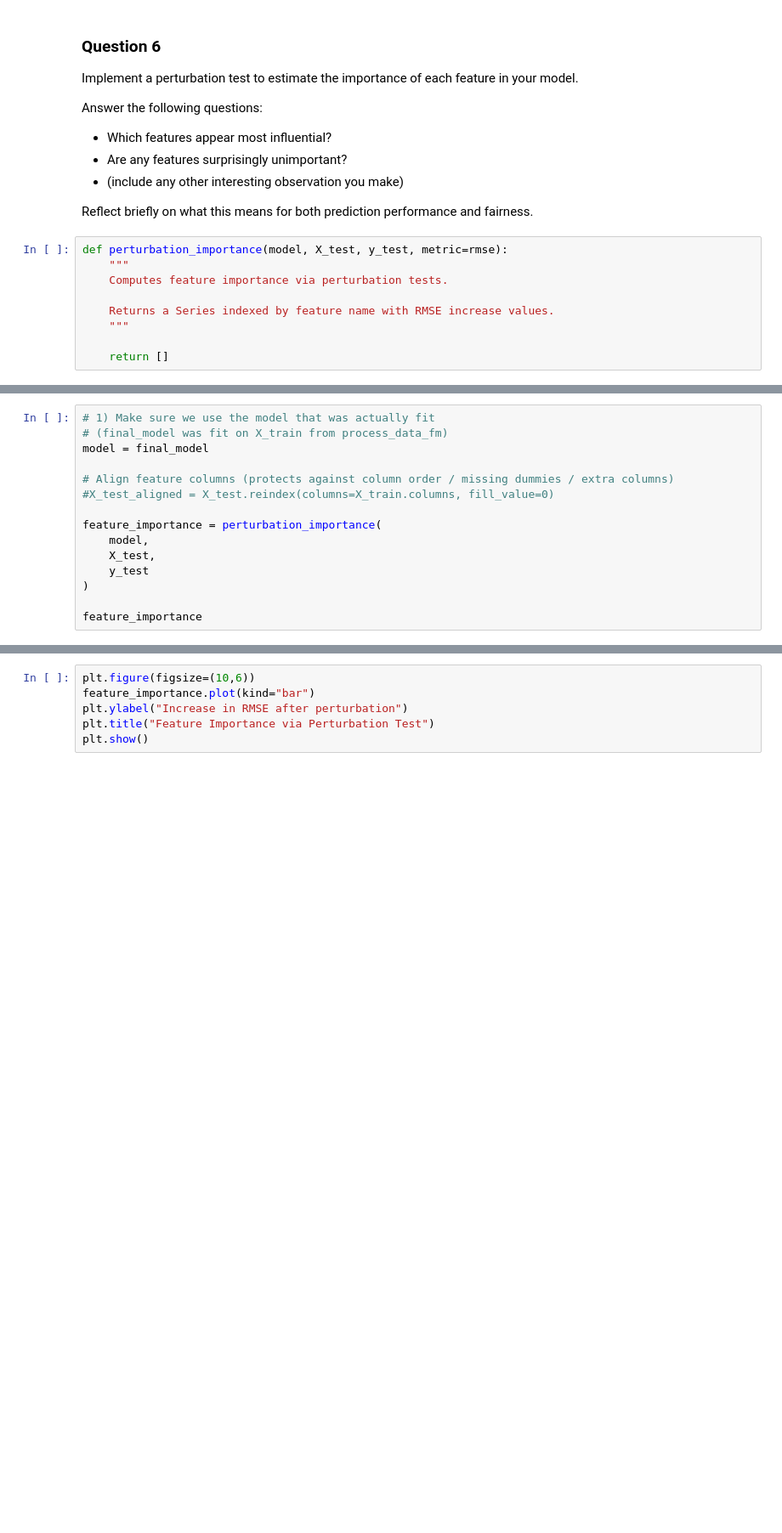
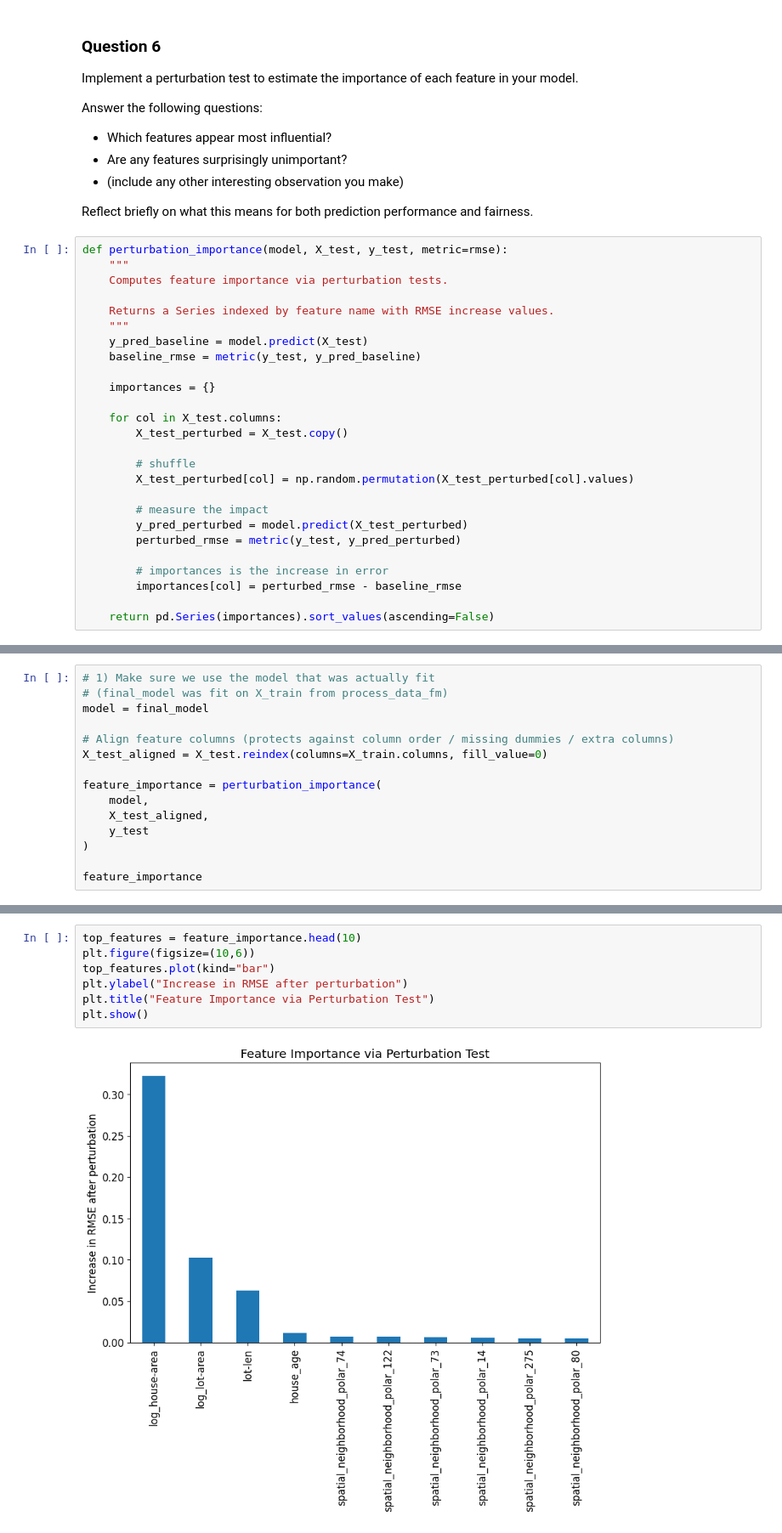
Before and after one commit to MaksiuMilcarz/Data-Analysis, a Jupyter notebook: clinic2/DA-clinic2-bruna.ipynb, the cells around one changed output, grey strips where cells are left out. Shown at 85% size. Cells and saved outputs as stored; diff of their text form; blank space fills up the shorter version.

```diff
--- a/clinic2/DA-clinic2-bruna.ipynb
+++ b/clinic2/DA-clinic2-bruna.ipynb
@@ -1826,5 +1770,22 @@ def perturbation_importance(model, X_test, y_test, metric=rmse):
 
     Returns a Series indexed by feature name with RMSE increase values.
     """
+    y_pred_baseline = model.predict(X_test)
+    baseline_rmse = metric(y_test, y_pred_baseline)
 
-    return []
+    importances = {}
+
+    for col in X_test.columns:
+        X_test_perturbed = X_test.copy()
+
+        # shuffle
+        X_test_perturbed[col] = np.random.permutation(X_test_perturbed[col].values)
+
+        # measure the impact
+        y_pred_perturbed = model.predict(X_test_perturbed)
+        perturbed_rmse = metric(y_test, y_pred_perturbed)
+
+        # importances is the increase in error
+        importances[col] = perturbed_rmse - baseline_rmse
+
+    return pd.Series(importances).sort_values(ascending=False)
@@ -1834,11 +1823,11 @@ def perturbation_importance(model, X_test, y_test, metric=rmse):
 model = final_model
 
 # Align feature columns (protects against column order / missing dummies / extra columns)
-#X_test_aligned = X_test.reindex(columns=X_train.columns, fill_value=0)
+X_test_aligned = X_test.reindex(columns=X_train.columns, fill_value=0)
 
 feature_importance = perturbation_importance(
     model,
-    X_test,
+    X_test_aligned,
     y_test
 )
 
@@ -1846,6 +1848,9 @@ feature_importance
 # %%
+top_features = feature_importance.head(10)
 plt.figure(figsize=(10,6))
-feature_importance.plot(kind="bar")
+top_features.plot(kind="bar")
 plt.ylabel("Increase in RMSE after perturbation")
 plt.title("Feature Importance via Perturbation Test")
 plt.show()
+# %% [output]
+[figure, added]
```
Also changed, not shown: parts of 28 cells of this notebook.
